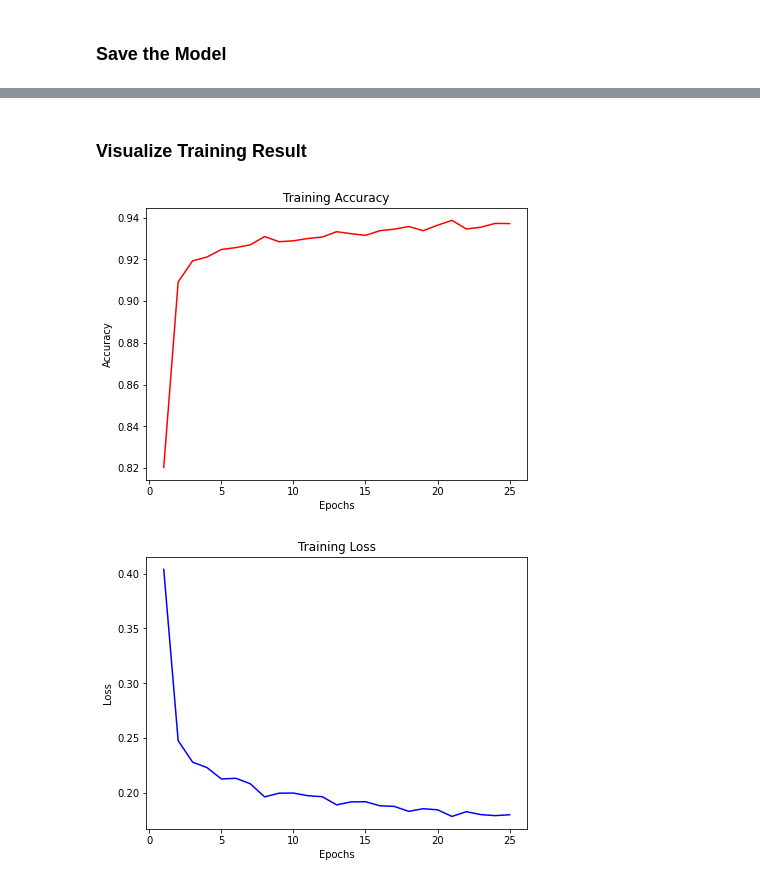
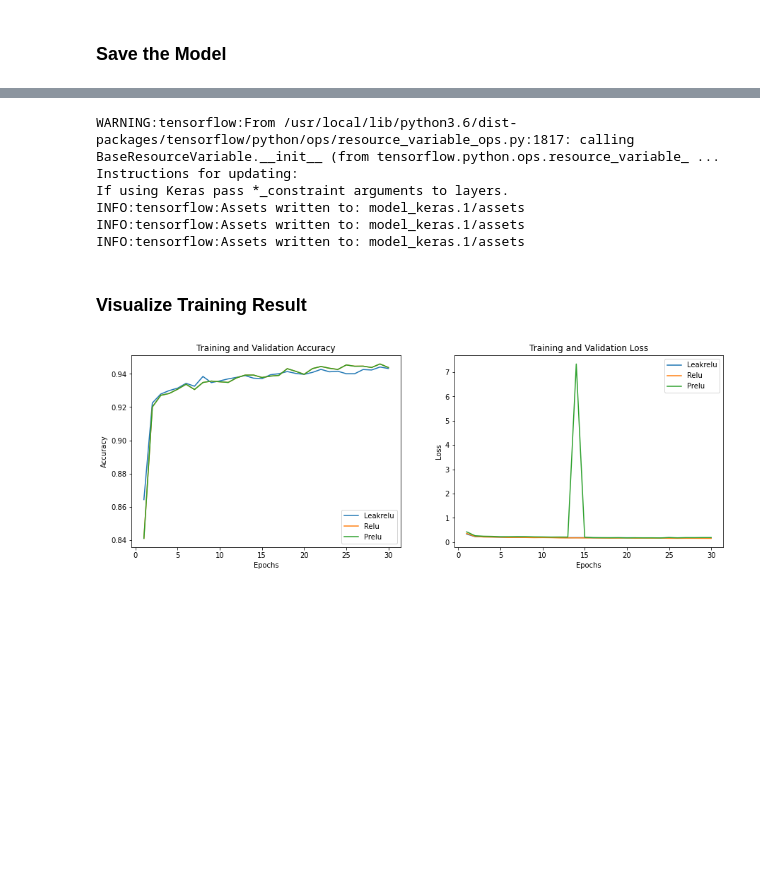
Before and after one commit to syifanurul/Malaria-Cells-Image-Recognition, a Jupyter notebook: Malaria_Cell_Image.ipynb, the cells around one changed output, grey strips where cells are left out. Cells and saved outputs as stored; diff of their text form; code cells hidden in the pictures; blank space fills up the shorter version.

Commit message:
~Relu, Leakrelu, Prelu Comparation

```diff
--- a/Malaria_Cell_Image.ipynb
+++ b/Malaria_Cell_Image.ipynb
@@ -266,7 +312,7 @@ model.compile(loss = 'binary_crossentropy', optimizer = optimizers.Adam(learning
 ### **Train and Test the Model**
 # %%
 batch_size = 32
-epochs = 75
+epochs = 30
 ntrain = len(X_train)
 nval = len(X_test)
 # %%
@@ -278,6 +322,5 @@ test_datagen = test_datagen.flow(X_test, Y_test, batch_size = batch_size)
 # %%
-history = model.fit_generator(train_datagen,
+history1 = model1.fit_generator(train_datagen,
                               steps_per_epoch = ntrain // batch_size,
-                              epochs = epochs,
-                              shuffle = True)
+                              epochs = epochs)
 # %% [output]
@@ -300,0 +344,4 @@ Epoch 47/75
+# %%
+history2 = model2.fit_generator(train_datagen,
+                              steps_per_epoch = ntrain // batch_size,
+                              epochs = epochs)
@@ -300,0 +366,4 @@ Epoch 47/75
+# %%
+history3 = model3.fit_generator(train_datagen,
+                              steps_per_epoch = ntrain // batch_size,
+                              epochs = epochs)
@@ -308,23 +390,61 @@ INFO:tensorflow:Assets written to: model_keras.1/assets
+# %%
+model1.save_weights('model_weights.1')
+model1.save('model_keras.1')
+model2.save_weights('model_weights.1')
+model2.save('model_keras.1')
+model3.save_weights('model_weights.1')
+model3.save('model_keras.1')
+# %% [output]
+WARNING:tensorflow:From /usr/local/lib/python3.6/dist-packages/tensorflow/python/ops/resource_variable_ops.py:1817: calling BaseResourceVariable.__init__ (from tensorflow.python.ops.resource_variable_ ...
+Instructions for updating:
+If using Keras pass *_constraint arguments to layers.
+INFO:tensorflow:Assets written to: model_keras.1/assets
+INFO:tensorflow:Assets written to: model_keras.1/assets
+INFO:tensorflow:Assets written to: model_keras.1/assets
 # %% [markdown]
 ### **Visualize Training Result**
 # %%
 #Plot the training accuracy and loss
-acc = history.history['accuracy']
-loss = history.history['loss']
+acc1 = history1.history['accuracy']
+loss1 = history1.history['loss']
+acc2 = history2.history['accuracy']
+loss2 = history2.history['loss']
+acc3 = history3.history['accuracy']
+loss3 = history3.history['loss']
 
-epochs_range = range(1, len(acc) + 1)
+epochs_range = range(1, len(acc1) + 1)
 num_fig = 0
 
-for met, col, ylab, title in zip ([acc, loss], ['red', 'blue'], ['Accuracy', 'Loss'], ['Training Accuracy', 'Training Loss']):
-  plt.figure(figsize = (15,5))
-  num_fig += 1
-  plt.subplot(1,2, num_fig)
-  plt.plot(epochs_range, met, col)
-  plt.title(title)
-  plt.xlabel('Epochs')
-  plt.ylabel(ylab)
+plt.figure(figsize=(15, 5))
+plt.subplot(1, 2, 1)
+plt.plot(epochs_range, acc1, label='Leakrelu')
+plt.plot(epochs_range, acc2, label='Relu')
+plt.plot(epochs_range, acc2, label='Prelu')
+plt.legend(loc='lower right')
+plt.title('Training and Validation Accuracy')
+plt.xlabel('Epochs')
+plt.ylabel('Accuracy')
 
+plt.subplot(1, 2, 2)
+plt.plot(epochs_range, loss1, label='Leakrelu')
+plt.plot(epochs_range, loss2, label='Relu')
+plt.plot(epochs_range, loss3, label='Prelu')
+plt.legend(loc='upper right')
+plt.title('Training and Validation Loss')
+plt.xlabel('Epochs')
+plt.ylabel('Loss')
 plt.show()
+
+
+#for met, col, ylab, title in zip ([acc1, loss1], ['red', 'green'], ['Accuracy', 'Loss'], ['Training Accuracy', 'Training Loss']):
+#  plt.figure(figsize = (15,5))
+#  num_fig += 1
+#  plt.subplot(1,2, num_fig)
+#  plt.plot(epochs_range, met, col)
+#  plt.title(title)
+#  plt.xlabel('Epochs')
+#  plt.ylabel(ylab)
+
+#plt.show()
 # %% [output]
-[figure, old version]
+[figure, new version]
-[figure, removed]
```
Also changed, not shown: parts of 22 cells of this notebook.
